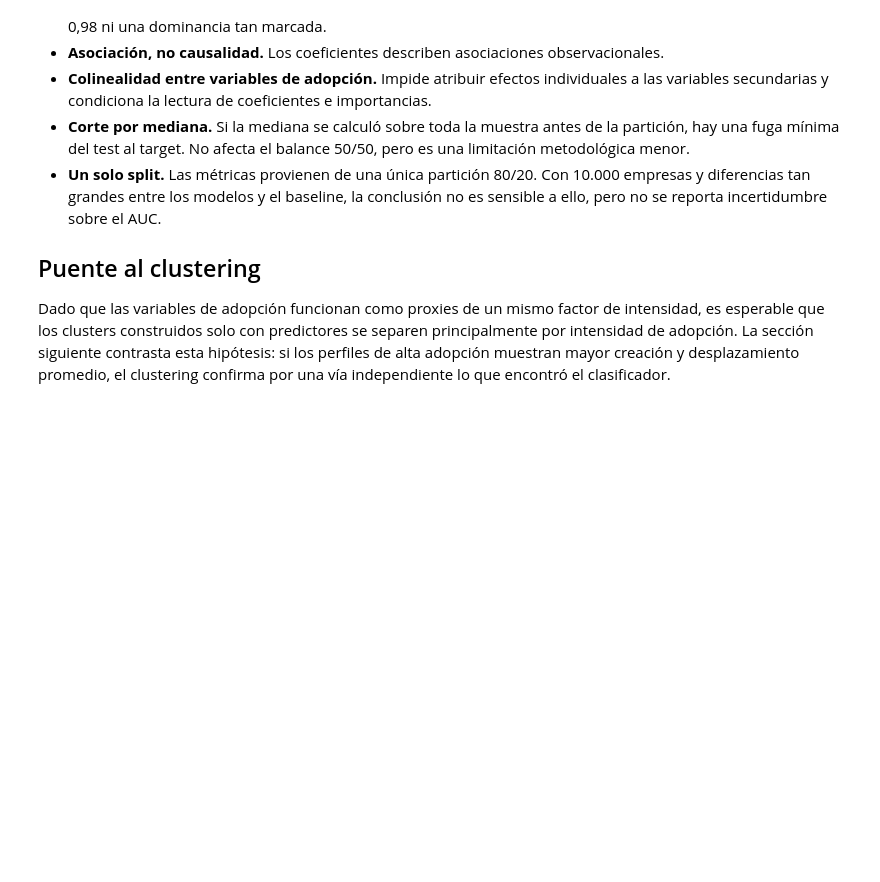
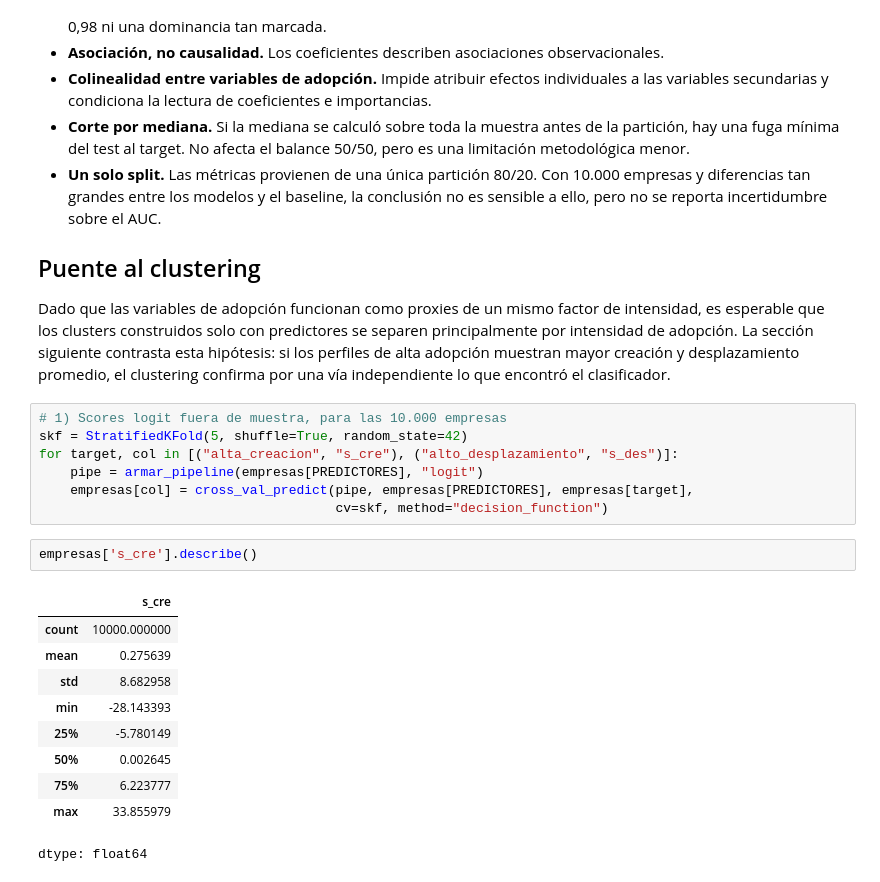
Before and after one commit to Franncippi/Proyecto-mentoria-M09, a Jupyter notebook: notebooks/03_modelado.ipynb, the cells around one changed output. Cells and saved outputs as stored; diff of their text form; blank space fills up the shorter version.

```diff
--- a/notebooks/03_modelado.ipynb
+++ b/notebooks/03_modelado.ipynb
@@ -565,3 +571,23 @@ Las variables de adopción restantes (horas de capacitación, tasa de fallas, pr
 ## Puente al clustering
 
 Dado que las variables de adopción funcionan como proxies de un mismo factor de intensidad, es esperable que los clusters construidos solo con predictores se separen principalmente por intensidad de adopción. La sección siguiente contrasta esta hipótesis: si los perfiles de alta adopción muestran mayor creación y desplazamiento promedio, el clustering confirma por una vía independiente lo que encontró el clasificador.
+# %%
+# 1) Scores logit fuera de muestra, para las 10.000 empresas
+skf = StratifiedKFold(5, shuffle=True, random_state=42)
+for target, col in [("alta_creacion", "s_cre"), ("alto_desplazamiento", "s_des")]:
+    pipe = armar_pipeline(empresas[PREDICTORES], "logit")
+    empresas[col] = cross_val_predict(pipe, empresas[PREDICTORES], empresas[target],
+                                      cv=skf, method="decision_function")
+# %%
+empresas['s_cre'].describe()
+# %% [output]
+|  | s_cre |
+| count | 10000.000000 |
+| mean | 0.275639 |
+| std | 8.682958 |
+| min | -28.143393 |
+| 25% | -5.780149 |
+| 50% | 0.002645 |
+| 75% | 6.223777 |
+| max | 33.855979 |
+dtype: float64
```
Also changed, not shown: parts of 6 cells of this notebook.
